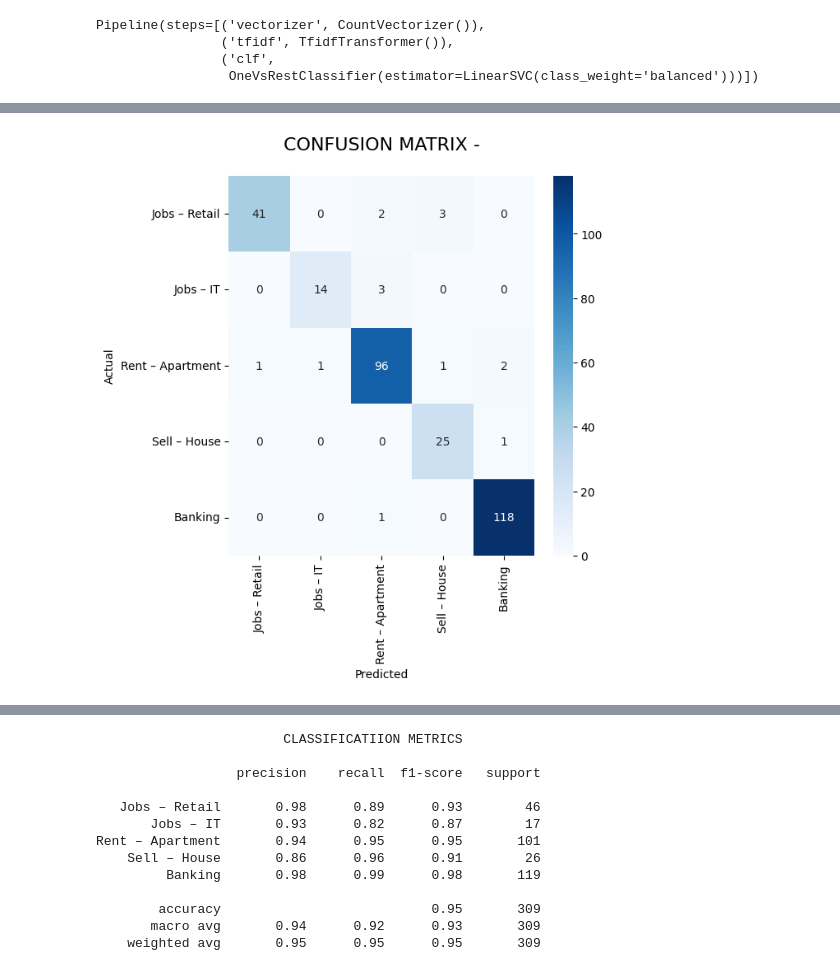
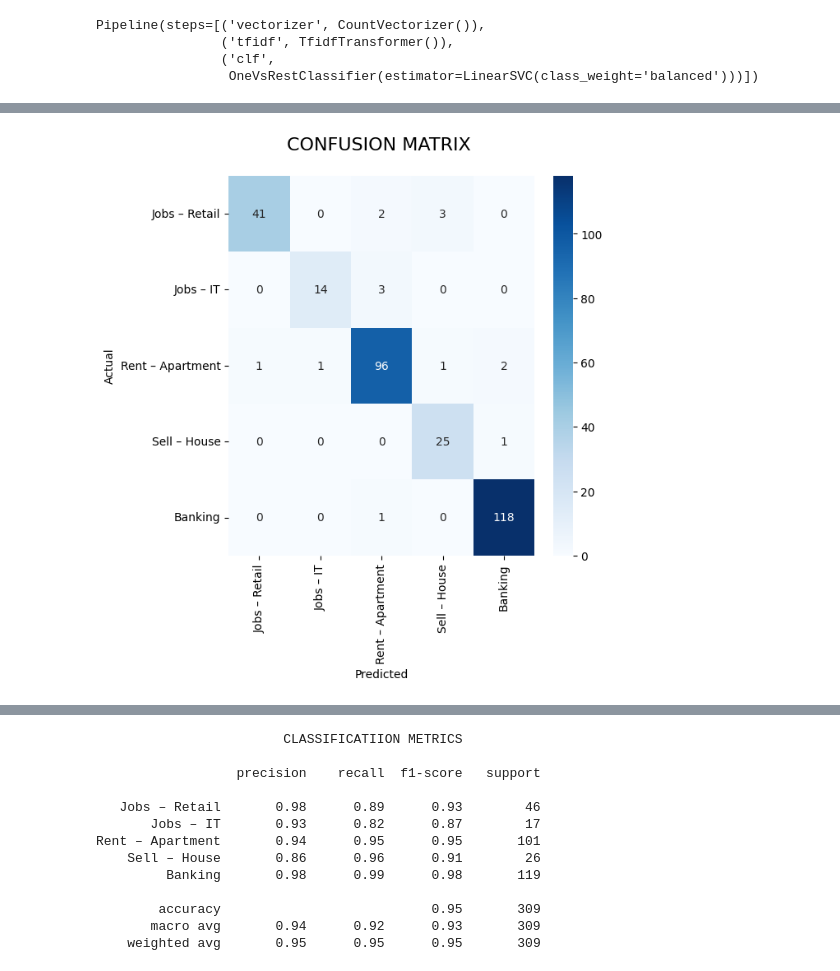
Before and after one commit to kuxall/Digital-Advertisement-Classification, a Jupyter notebook: notebook/JobModelFinal.ipynb, the cells around one changed output, grey strips where cells are left out. Cells and saved outputs as stored; diff of their text form; code cells hidden in the pictures.

```diff
--- a/notebook/JobModelFinal.ipynb
+++ b/notebook/JobModelFinal.ipynb
@@ -197,12 +257,17 @@ Pipeline(steps=[('vectorizer', CountVectorizer()),
 # %%
 y_pred = model.predict(X_test)
 conf_mat = confusion_matrix(y_test, y_pred)
 fig, ax = plt.subplots(figsize=(6,6))
-sns.heatmap(conf_mat, annot=True, cmap="Blues", fmt='d',
-            xticklabels=job_id_df.JobType.values,
-            yticklabels=job_id_df.JobType.values)
+sns.heatmap(
+    conf_mat,
+    annot=True,
+    cmap="Blues",
+    fmt='d',
+    xticklabels=job_id_df.JobType.values,
+    yticklabels=job_id_df.JobType.values
+)
 plt.ylabel('Actual')
 plt.xlabel('Predicted')
-plt.title("CONFUSION MATRIX -\n", size=16);
+plt.title("CONFUSION MATRIX \n", size=16);
 # %% [output]
-[figure, old version]
+[figure, new version]
```
Also changed, not shown: parts of 35 cells of this notebook.
